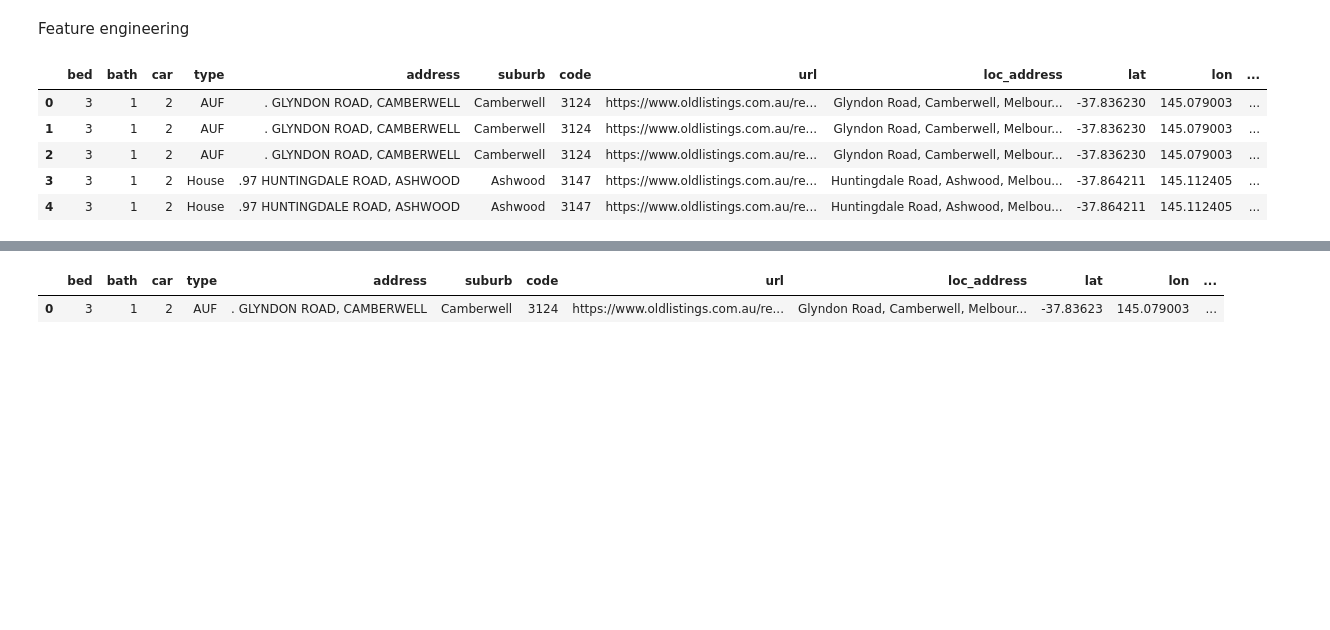
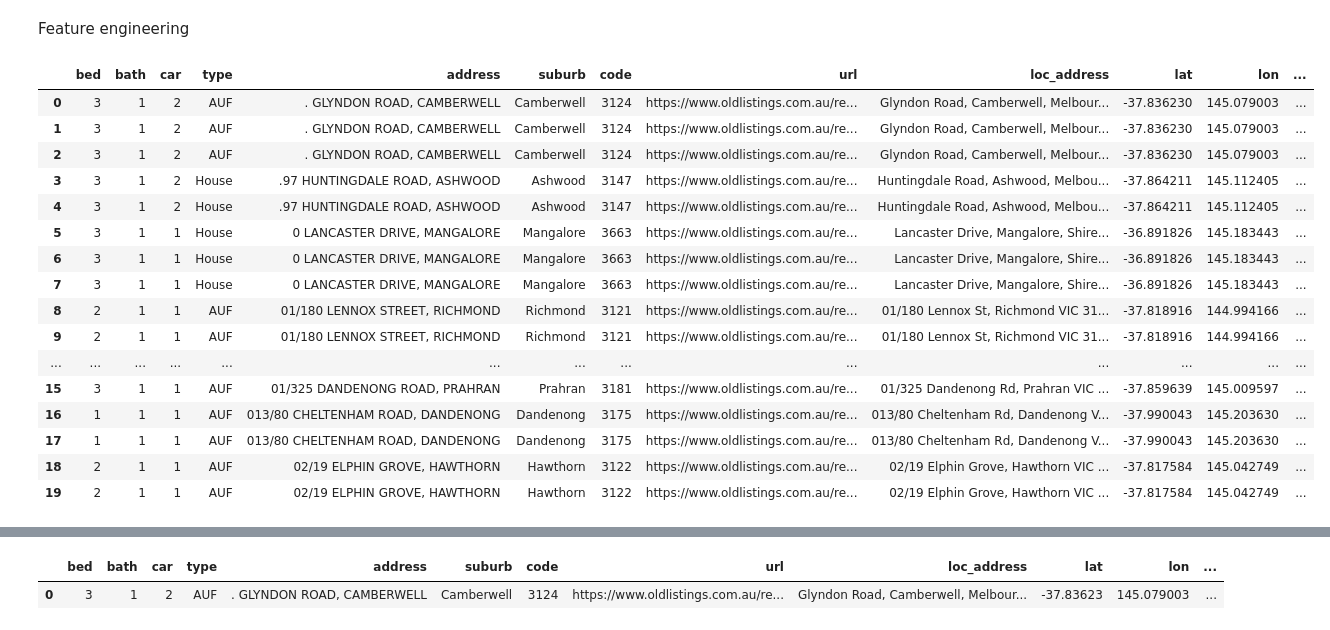
Before and after one commit to MAST30034-Applied-Data-Science/generic-real-estate-consulting-project-group-0, a Jupyter notebook: notebooks/feature_engineering.ipynb, the cells around one changed output, grey strips where cells are left out. Saved outputs shown, nothing was run; the diff lists cells and outputs as text; code cells hidden in the pictures; blank space fills up the shorter version.

```diff
--- a/notebooks/feature_engineering.ipynb
+++ b/notebooks/feature_engineering.ipynb
@@ -11,17 +11,28 @@ from scipy.spatial.distance import cdist
 # %%
 # read in the scraped and pre-processed past listing data
 files_dire = '../data/curated/'
 df = pd.read_csv(f'{files_dire}/processed_listing.csv').iloc[: , 1:]
 # sort the dataframe so the same property are followed with sorted list date
 df = df.sort_values(['address', 'list_date'], ascending=[True, False]).reset_index().iloc[:,1:]
-df.head()
+df.head(20)
 # %% [output]
 |  | bed | bath | car | type | address | suburb | code | url | loc_address | lat | lon | ... |
 | 0 | 3 | 1 | 2 | AUF | . GLYNDON ROAD, CAMBERWELL | Camberwell | 3124 | https://www.oldlistings.com.au/re... | Glyndon Road, Camberwell, Melbour... | -37.836230 | 145.079003 | ... |
 | 1 | 3 | 1 | 2 | AUF | . GLYNDON ROAD, CAMBERWELL | Camberwell | 3124 | https://www.oldlistings.com.au/re... | Glyndon Road, Camberwell, Melbour... | -37.836230 | 145.079003 | ... |
 | 2 | 3 | 1 | 2 | AUF | . GLYNDON ROAD, CAMBERWELL | Camberwell | 3124 | https://www.oldlistings.com.au/re... | Glyndon Road, Camberwell, Melbour... | -37.836230 | 145.079003 | ... |
 | 3 | 3 | 1 | 2 | House | .97 HUNTINGDALE ROAD, ASHWOOD | Ashwood | 3147 | https://www.oldlistings.com.au/re... | Huntingdale Road, Ashwood, Melbou... | -37.864211 | 145.112405 | ... |
 | 4 | 3 | 1 | 2 | House | .97 HUNTINGDALE ROAD, ASHWOOD | Ashwood | 3147 | https://www.oldlistings.com.au/re... | Huntingdale Road, Ashwood, Melbou... | -37.864211 | 145.112405 | ... |
+| 5 | 3 | 1 | 1 | House | 0 LANCASTER DRIVE, MANGALORE | Mangalore | 3663 | https://www.oldlistings.com.au/re... | Lancaster Drive, Mangalore, Shire... | -36.891826 | 145.183443 | ... |
+| 6 | 3 | 1 | 1 | House | 0 LANCASTER DRIVE, MANGALORE | Mangalore | 3663 | https://www.oldlistings.com.au/re... | Lancaster Drive, Mangalore, Shire... | -36.891826 | 145.183443 | ... |
+| 7 | 3 | 1 | 1 | House | 0 LANCASTER DRIVE, MANGALORE | Mangalore | 3663 | https://www.oldlistings.com.au/re... | Lancaster Drive, Mangalore, Shire... | -36.891826 | 145.183443 | ... |
+| 8 | 2 | 1 | 1 | AUF | 01/180 LENNOX STREET, RICHMOND | Richmond | 3121 | https://www.oldlistings.com.au/re... | 01/180 Lennox St, Richmond VIC 31... | -37.818916 | 144.994166 | ... |
+| 9 | 2 | 1 | 1 | AUF | 01/180 LENNOX STREET, RICHMOND | Richmond | 3121 | https://www.oldlistings.com.au/re... | 01/180 Lennox St, Richmond VIC 31... | -37.818916 | 144.994166 | ... |
+| ... | ... | ... | ... | ... | ... | ... | ... | ... | ... | ... | ... | ... |
+| 15 | 3 | 1 | 1 | AUF | 01/325 DANDENONG ROAD, PRAHRAN | Prahran | 3181 | https://www.oldlistings.com.au/re... | 01/325 Dandenong Rd, Prahran VIC ... | -37.859639 | 145.009597 | ... |
+| 16 | 1 | 1 | 1 | AUF | 013/80 CHELTENHAM ROAD, DANDENONG | Dandenong | 3175 | https://www.oldlistings.com.au/re... | 013/80 Cheltenham Rd, Dandenong V... | -37.990043 | 145.203630 | ... |
+| 17 | 1 | 1 | 1 | AUF | 013/80 CHELTENHAM ROAD, DANDENONG | Dandenong | 3175 | https://www.oldlistings.com.au/re... | 013/80 Cheltenham Rd, Dandenong V... | -37.990043 | 145.203630 | ... |
+| 18 | 2 | 1 | 1 | AUF | 02/19 ELPHIN GROVE, HAWTHORN | Hawthorn | 3122 | https://www.oldlistings.com.au/re... | 02/19 Elphin Grove, Hawthorn VIC ... | -37.817584 | 145.042749 | ... |
+| 19 | 2 | 1 | 1 | AUF | 02/19 ELPHIN GROVE, HAWTHORN | Hawthorn | 3122 | https://www.oldlistings.com.au/re... | 02/19 Elphin Grove, Hawthorn VIC ... | -37.817584 | 145.042749 | ... |
 # %%
 # original size of the dataframe
 len(df)
```
Also changed, not shown: parts of 27 cells of this notebook, 3 other files.
